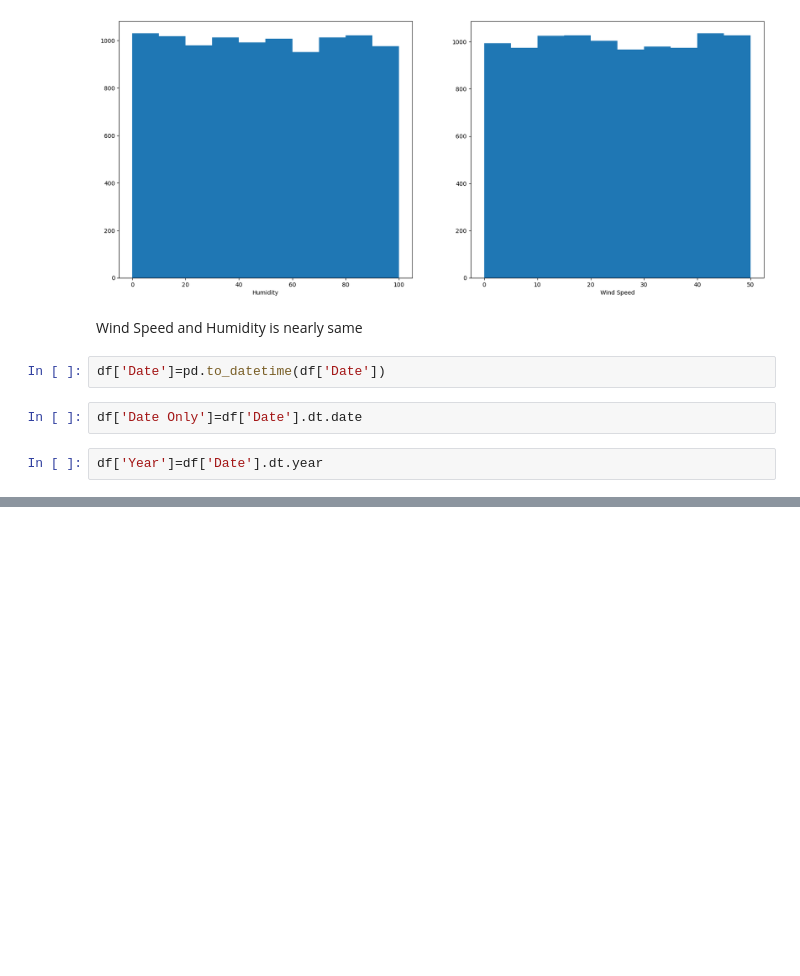
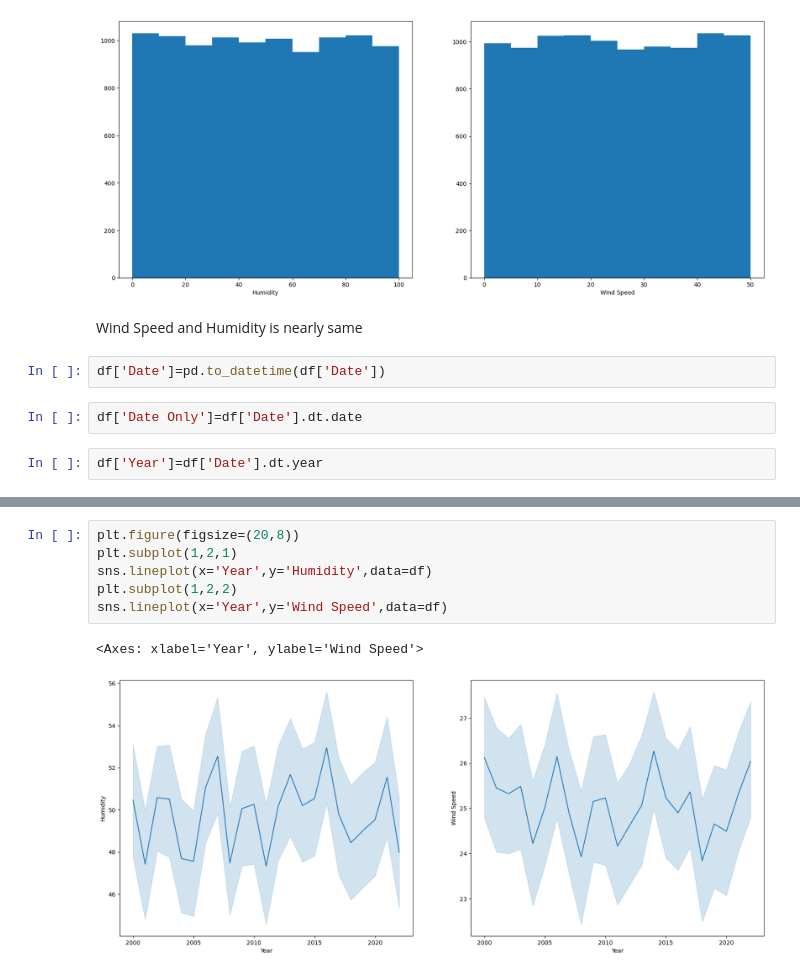
Before and after one commit to ShubhamGupta2505/MachineLearningPractice, a Jupyter notebook: eda-on-climate-insights-dataset.ipynb, the cells around one changed output, grey strips where cells are left out. Drawn from its saved outputs; the diff is of its cells as text; blank space fills up the shorter version.

```diff
--- a/eda-on-climate-insights-dataset.ipynb
+++ b/eda-on-climate-insights-dataset.ipynb
@@ -200,0 +214,9 @@ plt.plot(df['Date'],df['Temperature'])
+# %%
+plt.figure(figsize=(20,8))
+plt.subplot(1,2,1)
+sns.lineplot(x='Year',y='Humidity',data=df)
+plt.subplot(1,2,2)
+sns.lineplot(x='Year',y='Wind Speed',data=df)
+# %% [output]
+<Axes: xlabel='Year', ylabel='Wind Speed'>
+[figure, added]
```
Also changed, not shown: parts of 4 cells of this notebook.
